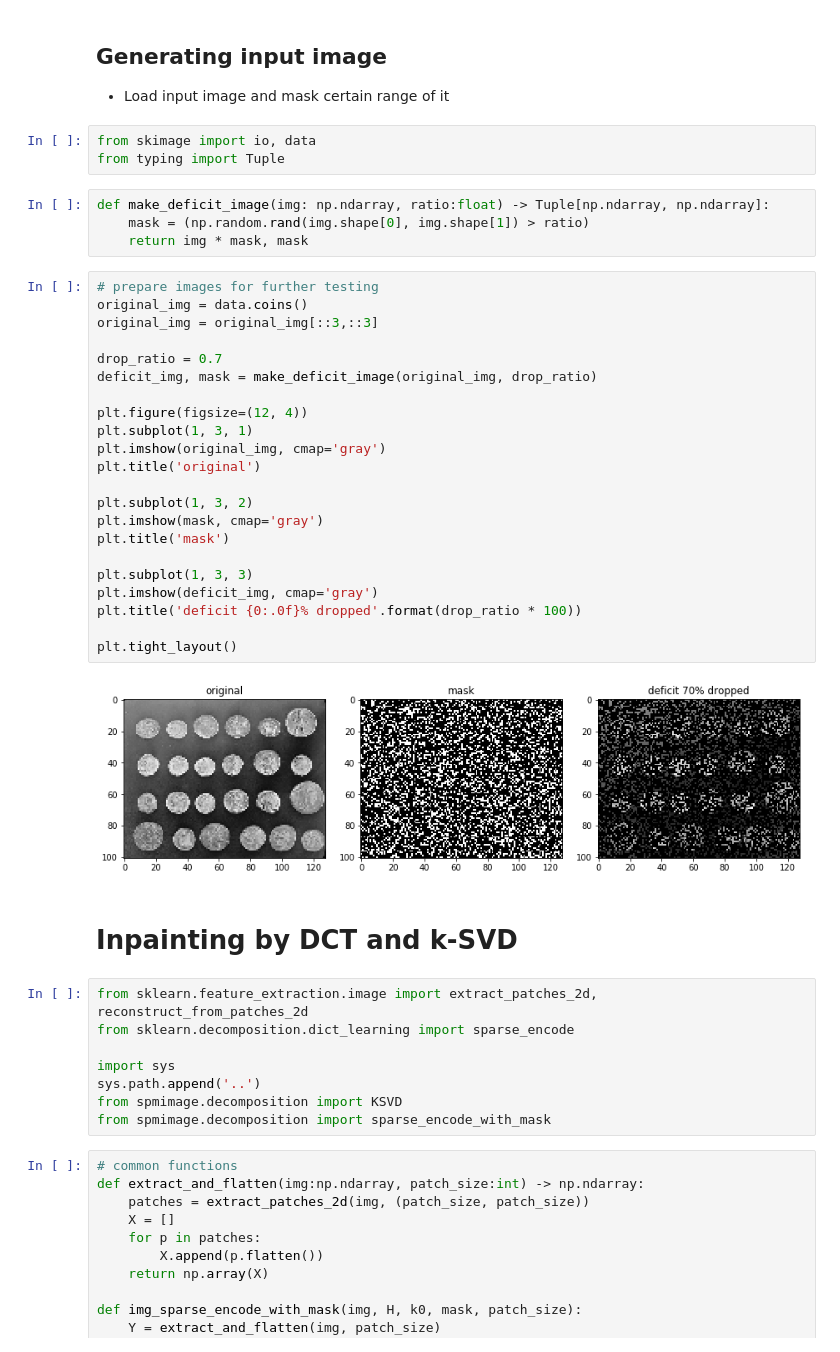
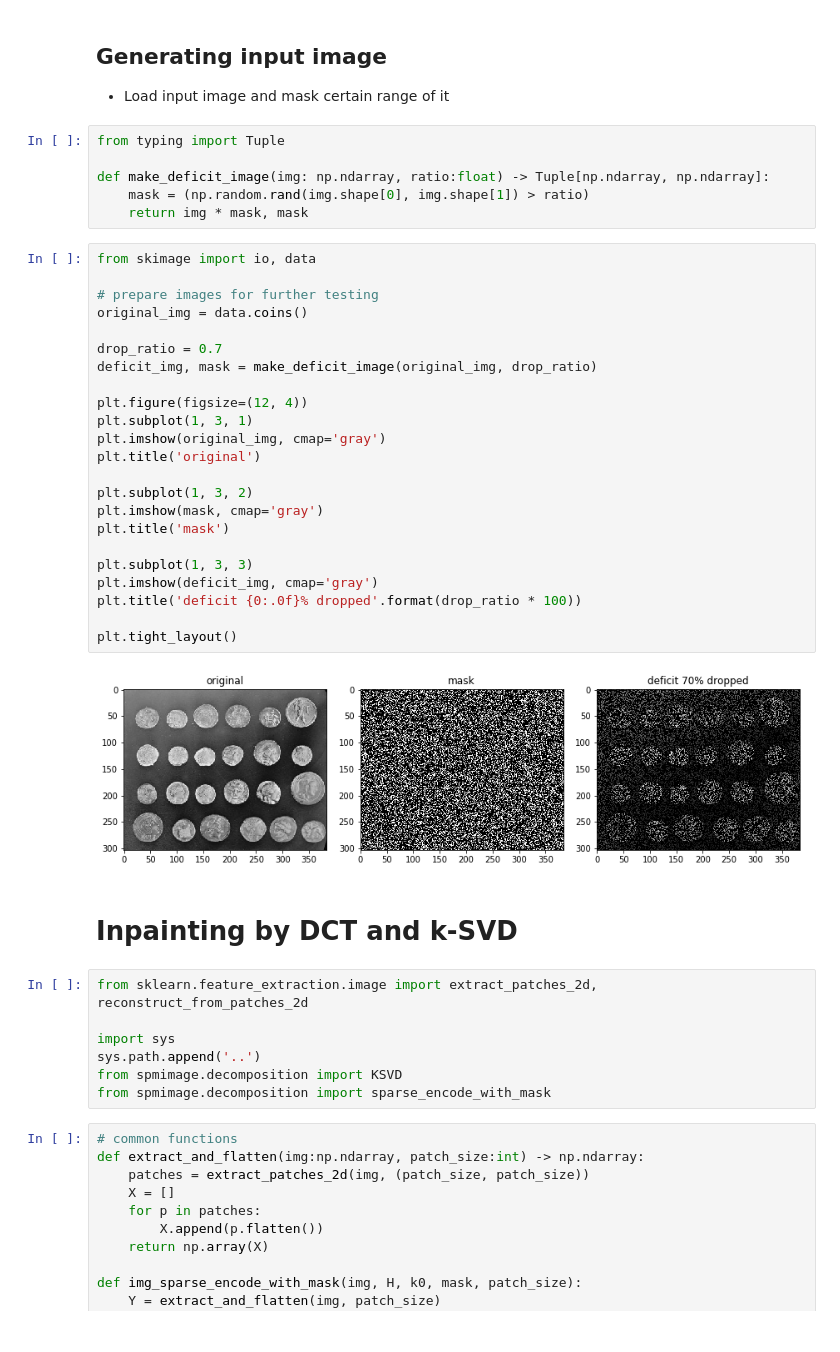
Before and after one commit to hacarus/spm-image, a Jupyter notebook: examples/ksvd_inpainting.ipynb, the cells around one changed output. Saved outputs shown, nothing was run; the diff lists cells and outputs as text.

```diff
--- a/examples/ksvd_inpainting.ipynb
+++ b/examples/ksvd_inpainting.ipynb
@@ -14,42 +14,41 @@ import matplotlib.pyplot as plt
 ## Generating input image
 
 * Load input image and mask certain range of it
-# %%
-from skimage import io, data
-from typing import Tuple
 # %%
+from typing import Tuple
+
 def make_deficit_image(img: np.ndarray, ratio:float) -> Tuple[np.ndarray, np.ndarray]:
     mask = (np.random.rand(img.shape[0], img.shape[1]) > ratio)
     return img * mask, mask
 # %%
+from skimage import io, data
+
 # prepare images for further testing
 original_img = data.coins()
-original_img = original_img[::3,::3]
 
 drop_ratio = 0.7
 deficit_img, mask = make_deficit_image(original_img, drop_ratio)
 
 plt.figure(figsize=(12, 4))
 plt.subplot(1, 3, 1)
 plt.imshow(original_img, cmap='gray')
 plt.title('original')
 
 plt.subplot(1, 3, 2)
 plt.imshow(mask, cmap='gray')
 plt.title('mask')
 
 plt.subplot(1, 3, 3)
 plt.imshow(deficit_img, cmap='gray')
 plt.title('deficit {0:.0f}% dropped'.format(drop_ratio * 100))
 
 plt.tight_layout()
 # %% [output]
-[figure, old version]
+[figure, new version]
 # %% [markdown]
 # Inpainting by DCT and k-SVD
 # %%
 from sklearn.feature_extraction.image import extract_patches_2d, reconstruct_from_patches_2d
-from sklearn.decomposition.dict_learning import sparse_encode
 
 import sys
 sys.path.append('..')
```
Also changed, not shown: parts of 8 cells of this notebook.
